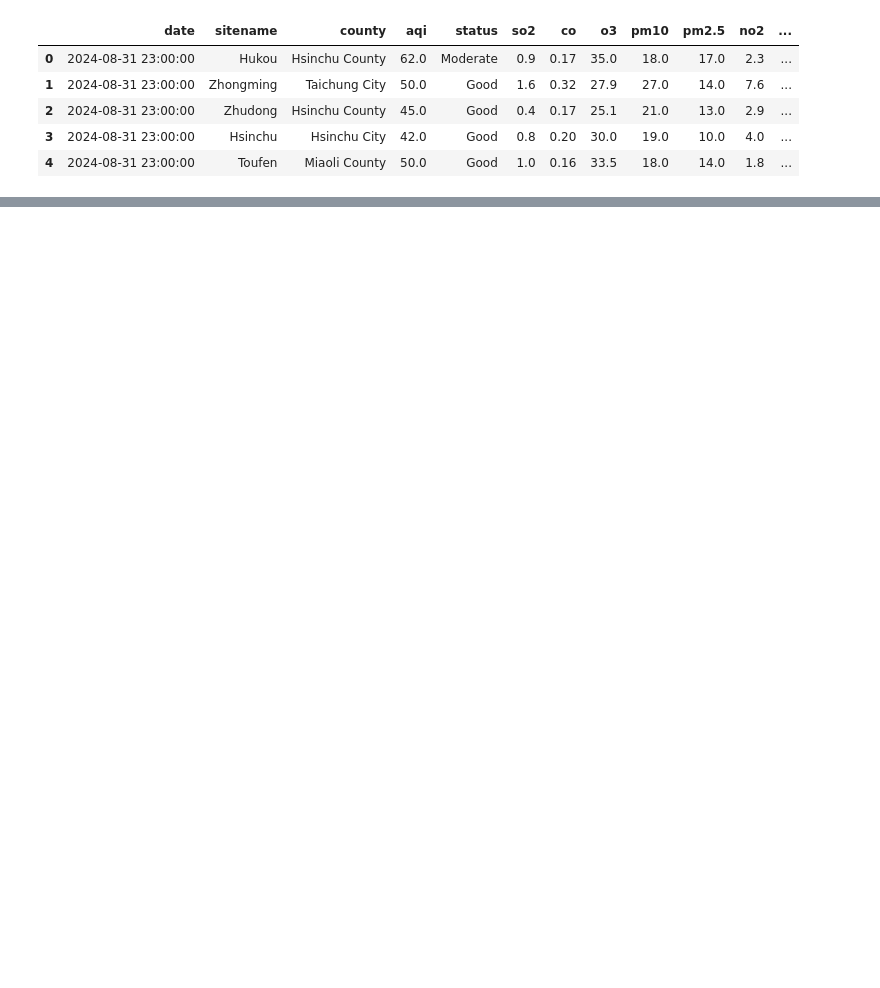
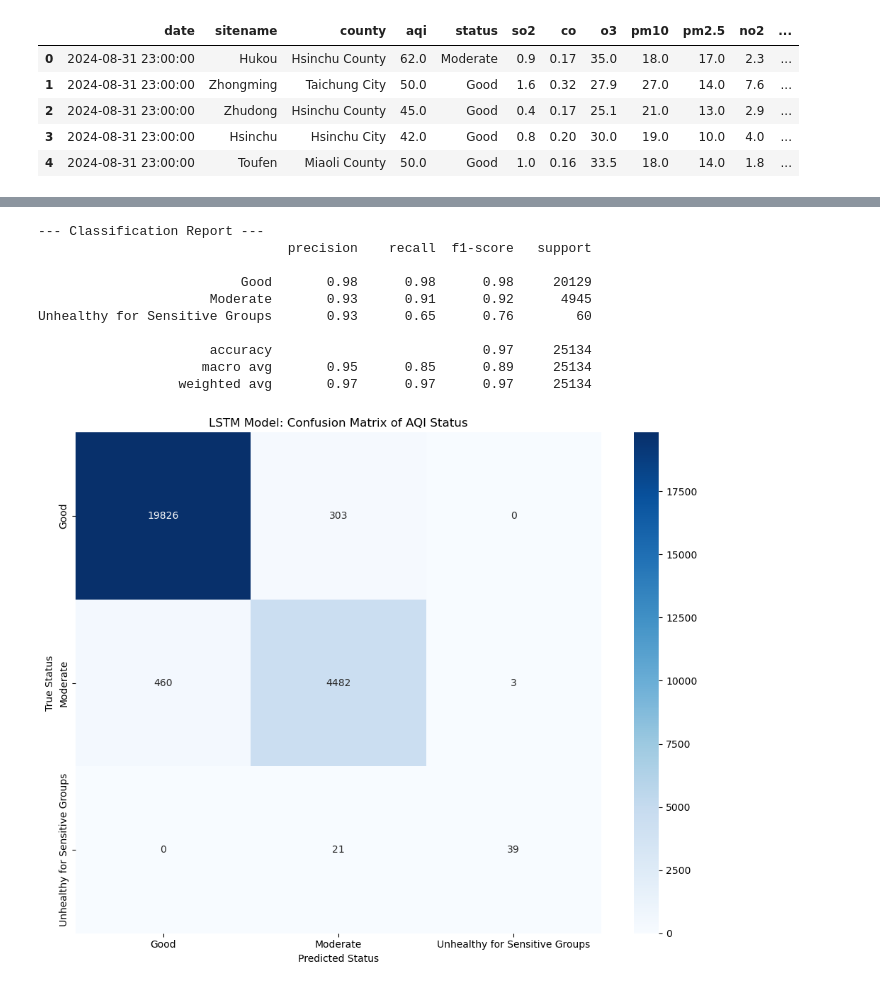
Before and after one commit to Zendac101/sads, a Jupyter notebook: model/lstm/model_lstm_taiwan.ipynb, the cells around one changed output, grey strips where cells are left out. Drawn from its saved outputs; the diff is of its cells as text; code cells hidden in the pictures; blank space fills up the shorter version.

Commit message:
finished models

```diff
--- a/model/lstm/model_lstm_taiwan.ipynb
+++ b/model/lstm/model_lstm_taiwan.ipynb
@@ -294,0 +235,70 @@ model.save("final_model_lstm.keras")
+# %%
+import numpy as np
+import pandas as pd
+import matplotlib.pyplot as plt
+import seaborn as sns
+from sklearn.metrics import confusion_matrix, classification_report
+from sklearn.metrics import accuracy_score, precision_recall_fscore_support
+
+
+
+
+# 1. Define a function to map the unscaled AQI values to their official status categories
+def aqi_to_status(aqi_value):
+    if aqi_value <= 50:
+        return 'Good'
+    elif aqi_value <= 100:
+        return 'Moderate'
+    elif aqi_value <= 150:
+        return 'Unhealthy for Sensitive Groups'
+    elif aqi_value <= 200:
+        return 'Unhealthy'
+    elif aqi_value <= 300:
+        return 'Very Unhealthy'
+    else:
+        return 'Hazardous'
+
+# 2. Convert continuous predicted AQI values into status labels
+pred_statuses = [aqi_to_status(val) for val in predictions_all]
+
+# 3. Extract the exact true status labels for the test set from the original dataframe
+y_test_status_all = []
+for station, group in df.groupby('sitename'):
+    group = group.sort_values('date')
+    train_len = int(np.ceil(len(group) * 0.80))
+    # Collect chronological status strings for the 20% test partition
+    for i in range(train_len, len(group)):
+        y_test_status_all.append(group.iloc[i]['status'])
+
+# 4. Define chronological order for categories to display logically in the matrix
+all_possible_labels = ['Good', 'Moderate', 'Unhealthy for Sensitive Groups', 'Unhealthy', 'Very Unhealthy', 'Hazardous']
+# Keep only labels that actually appear in the test dataset to avoid empty columns/rows
+ordered_labels = [label for label in all_possible_labels if (label in y_test_status_all or label in pred_statuses)]
+
+# 5. Compute the confusion matrix and print precision, recall, and F1-score
+cm = confusion_matrix(y_test_status_all, pred_statuses, labels=ordered_labels)
+
+print("--- Classification Report ---")
+print(classification_report(y_test_status_all, pred_statuses, labels=ordered_labels))
+
+# 6. Plot and save the Confusion Matrix as a Heatmap
+plt.figure(figsize=(10, 8))
+sns.heatmap(cm, annot=True, fmt='d', cmap='Blues', xticklabels=ordered_labels, yticklabels=ordered_labels)
+plt.xlabel('Predicted Status')
+plt.ylabel('True Status')
+plt.title('LSTM Model: Confusion Matrix of AQI Status')
+plt.tight_layout()
+plt.savefig('LSTM_confusion_matrix.png')
+plt.show()
+# %% [output]
+--- Classification Report ---
+                                precision    recall  f1-score   support
+
+                          Good       0.98      0.98      0.98     20129
+                      Moderate       0.93      0.91      0.92      4945
+Unhealthy for Sensitive Groups       0.93      0.65      0.76        60
+
+                      accuracy                           0.97     25134
+                     macro avg       0.95      0.85      0.89     25134
+                  weighted avg       0.97      0.97      0.97     25134
+[figure, added]
```
Also changed, not shown: parts of 17 cells of this notebook, 30 other files.
